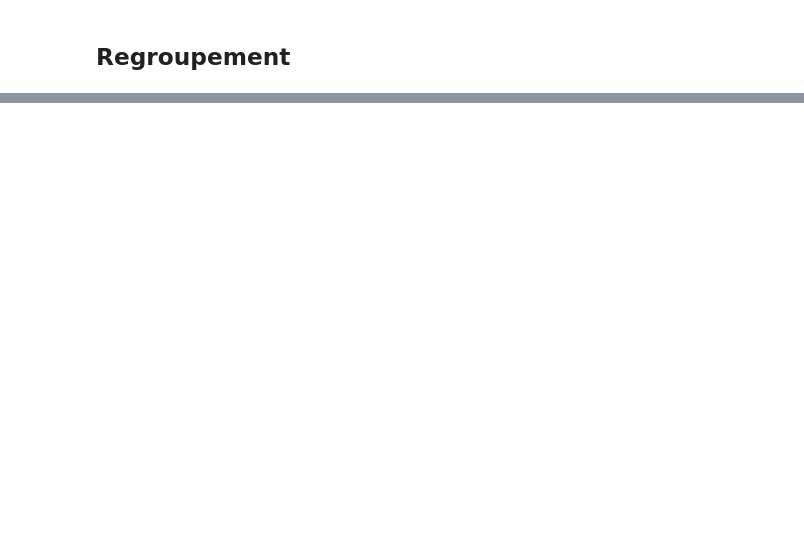
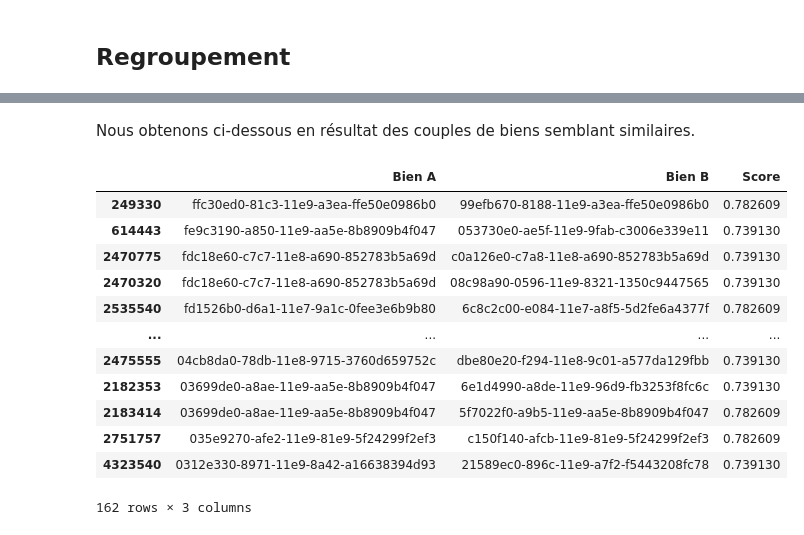
Before and after one commit to Aurel-Allard/yanport-interview, a Jupyter notebook: yanport_interview.ipynb, the cells around one changed output, grey strips where cells are left out. Saved outputs shown, nothing was run; the diff lists cells and outputs as text; code cells hidden in the pictures; blank space fills up the shorter version.

```diff
--- a/yanport_interview.ipynb
+++ b/yanport_interview.ipynb
@@ -92,5 +93,6 @@ Toujours en vue d'alléger le processus, nous enlevons les colonnes n'ayant pas
 # %%
 # On retire les colonnes vides ou contenant peu déléments comparables
 df.dropna(axis=1, thresh=0.1*len(df), inplace=True)
+df.sort_index(axis=1, inplace=True)
 df.count()
 # %% [output]
@@ -224,0 +143,18 @@ df.sort_index(axis=1)
+# %% [markdown]
+Nous obtenons ci-dessous en résultat des couples de biens semblant similaires.
+# %%
+comp_2.sort_values(by='Bien A', ascending=False, axis=0)
+# %% [output]
+|  | Bien A | Bien B | Score |
+| 249330 | ffc30ed0-81c3-11e9-a3ea-ffe50e0986b0 | 99efb670-8188-11e9-a3ea-ffe50e0986b0 | 0.782609 |
+| 614443 | fe9c3190-a850-11e9-aa5e-8b8909b4f047 | 053730e0-ae5f-11e9-9fab-c3006e339e11 | 0.739130 |
+| 2470775 | fdc18e60-c7c7-11e8-a690-852783b5a69d | c0a126e0-c7a8-11e8-a690-852783b5a69d | 0.739130 |
+| 2470320 | fdc18e60-c7c7-11e8-a690-852783b5a69d | 08c98a90-0596-11e9-8321-1350c9447565 | 0.739130 |
+| 2535540 | fd1526b0-d6a1-11e7-9a1c-0fee3e6b9b80 | 6c8c2c00-e084-11e7-a8f5-5d2fe6a4377f | 0.782609 |
+| ... | ... | ... | ... |
+| 2475555 | 04cb8da0-78db-11e8-9715-3760d659752c | dbe80e20-f294-11e8-9c01-a577da129fbb | 0.739130 |
+| 2182353 | 03699de0-a8ae-11e9-aa5e-8b8909b4f047 | 6e1d4990-a8de-11e9-96d9-fb3253f8fc6c | 0.739130 |
+| 2183414 | 03699de0-a8ae-11e9-aa5e-8b8909b4f047 | 5f7022f0-a9b5-11e9-aa5e-8b8909b4f047 | 0.782609 |
+| 2751757 | 035e9270-afe2-11e9-81e9-5f24299f2ef3 | c150f140-afcb-11e9-81e9-5f24299f2ef3 | 0.782609 |
+| 4323540 | 0312e330-8971-11e9-8a42-a16638394d93 | 21589ec0-896c-11e9-a7f2-f5443208fc78 | 0.739130 |
+162 rows × 3 columns
```
Also changed, not shown: parts of 26 cells of this notebook.
